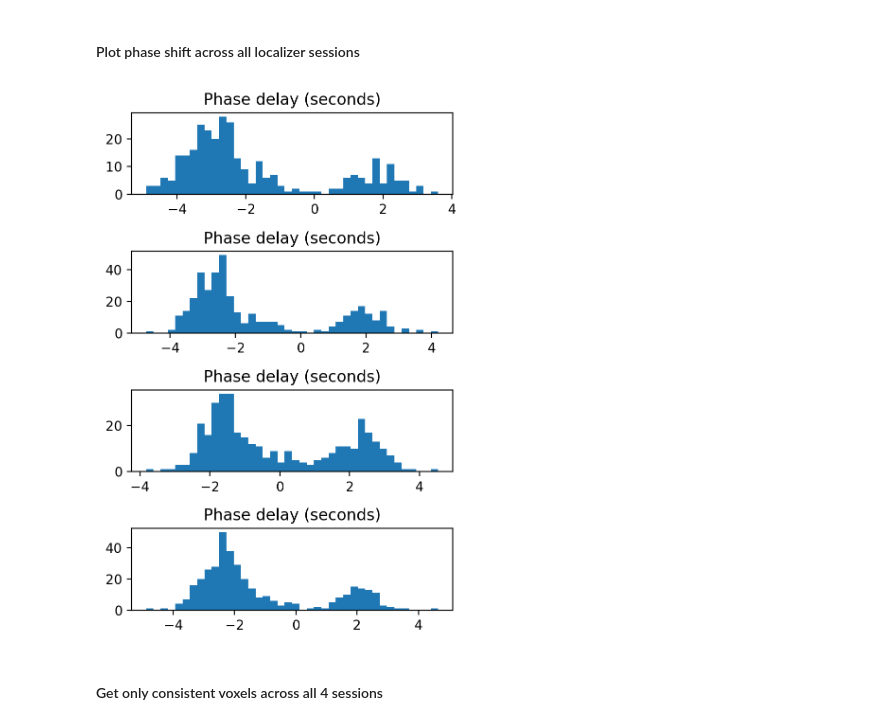
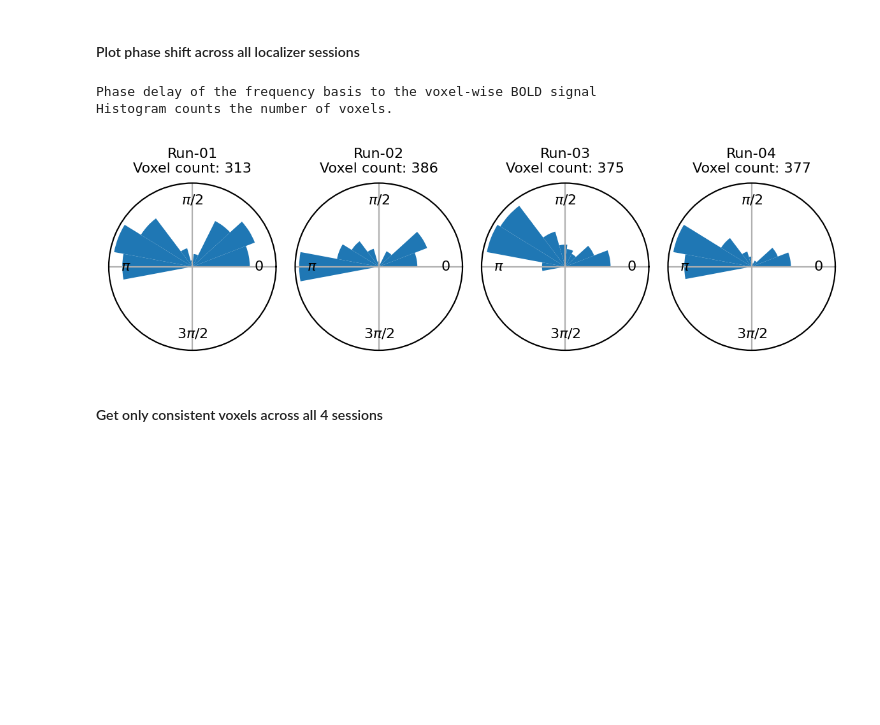
Before and after one commit to gnngo4/fastfmri_toolbox, a Jupyter notebook: notebooks/[Example] Frequency-based GLM.ipynb, the cells around one changed output. Drawn from its saved outputs; the diff is of its cells as text; code cells hidden in the pictures; blank space fills up the shorter version.

Commit message:
fix frequency basis phase delay calculations and update notebooks

```diff
--- a/notebooks/[Example] Frequency-based GLM.ipynb
+++ b/notebooks/[Example] Frequency-based GLM.ipynb
@@ -15,7 +15,8 @@ from fastfmri_toolbox.modelling.first_level_analysis import FirstLevelAnalysis
 # %%
 %%time
 
-for run_id in ['01','02','03','04']:
+run_one = False
+for ix, run_id in enumerate(['01','02','03','04']):
     time_window = (40,219) # Window between these timepoints in seconds
     search_frequencies = [.1]
     bold_path = f'/data/1_attention.7T.oscprep.sub-000/ses-OPCoilCBLowerFrequencyPilot01/func/sub-000_ses-OPCoilCBLowerFrequencyPilot01_task-localizerQ1_acq-mb4_dir-RL_run-{run_id}_space-T1w_desc-preproc_bold.nii.gz'
@@ -32,4 +33,7 @@ for run_id in ['01','02','03','04']:
         search_frequencies = search_frequencies
     )
     fla.run_frequency_glm(save_windowed_bold = True, save_predicted = True, save_residual = True)
+
+    if ix == 0 and run_one:
+        break
 # %% [output]
@@ -67,13 +71,13 @@ import pandas as pd
 
 frequency_of_interest = search_frequencies[0]
 
-nrows, ncols = 4, 1
+nrows, ncols = 1, 4
 run_ids = ['01','02','03','04']
 Z_thr = 3.
-fig, ax = plt.subplots(ncols=ncols, nrows=nrows, dpi=200, figsize=(4,6))
+fig, ax = plt.subplots(ncols=ncols, nrows=nrows, dpi=200, figsize=(6,6), subplot_kw={'projection':'polar'})
 
 fitted_voxels_df_dict = {}
-for ix,(run_id,row_id) in enumerate(zip(run_ids,range(nrows))):
+for ix,(run_id,row_id) in enumerate(zip(run_ids,range(ncols))):
 
     # GLM directory
     glm_dir = f'/data/FirstLevelAnalysis_single_run_test_2/sub-000/ses-OPCoilCBLowerFrequencyPilot01/task-localizerQ1/run-{run_id}/GLM'
@@ -84,42 +88,47 @@ for ix,(run_id,row_id) in enumerate(zip(run_ids,range(nrows))):
     phase_angle = nib.load(f"{glm_dir}/frequency-{frequency_of_interest}_phaseshift.nii.gz").get_fdata()
 
     # Coordinates of all voxels with 3> Z-score
     coords = np.where(z_score > Z_thr)
     _df = pd.DataFrame(
         zip(
             z_score[coords],
             phase_angle[coords],
             *(coords)
         ),
         columns=[
             'z_score',
             'phase_delay_radians',
             'x','y','z'
         ]
     ).sort_values(by='z_score',ascending=False).reset_index(drop=True)
     _df['run_id'] = run_id
     # Convert coordinates to type int
     for dim in ['x','y','z']:
         _df[dim] = _df[dim].astype(int)
 
     if ix == 0:
         fitted_voxels_df = _df
     else:
         fitted_voxels_df = pd.concat((fitted_voxels_df, _df))
 
-    # Convert all phase angles to be negative
-    # We are only interested in phase delays (negative values will shift the sine wave to the right)
-    #convert_to_positive_phase_angle = lambda x: x-(np.pi*2) if x > 0 else x
-    #fitted_voxels_df['phase_delay_radians'] = fitted_voxels_df['phase_angle'].apply(convert_to_positive_phase_angle)
-    fitted_voxels_df['phase_delay_seconds'] = ( fitted_voxels_df['phase_delay_radians'] / (2 * np.pi * frequency_of_interest) )
-
     # Plot
-    ax[row_id,].set_title('Phase delay (seconds)')
-    _ = ax[row_id,].hist(fitted_voxels_df[fitted_voxels_df.run_id == run_id]['phase_delay_seconds'].values,bins=40)
+    phase_delays = fitted_voxels_df[fitted_voxels_df.run_id == run_id]['phase_delay_radians'].values
+    ax[row_id,].set_title(f'Run-{run_id}\nVoxel count: {phase_delays.shape[0]}',fontsize=8)
+    _ = ax[row_id,].hist(
+        phase_delays,
+        bins=np.linspace(0,2*np.pi,18)
+    )
+    ax[row_id,].set_xticks([0, np.pi/2, np.pi, 3/2*np.pi])
+    ax[row_id,].set_xticklabels(['0',r'$\pi$/2', r'$\pi$',r'3$\pi$/2'],fontsize=8)
+    ax[row_id,].set_yticks([])
+    ax[row_id,].tick_params(axis='x', pad=-20)
 
 fig.tight_layout()
+print(f"Phase delay of the frequency basis to the voxel-wise BOLD signal\nHistogram counts the number of voxels.")
 # %% [output]
+Phase delay of the frequency basis to the voxel-wise BOLD signal
+Histogram counts the number of voxels.
-[figure, old version]
+[figure, new version]
 # %% [markdown]
 #### Get only consistent voxels across all 4 sessions
 # %%
```
Also changed, not shown: parts of 10 cells of this notebook, 1 other file.
